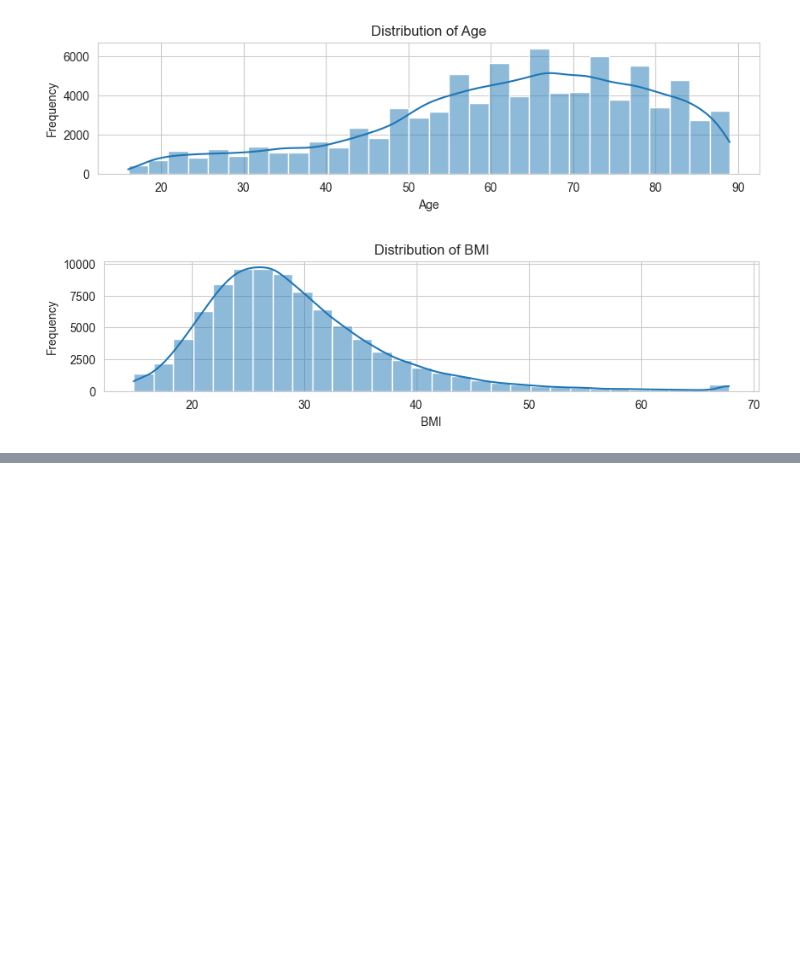
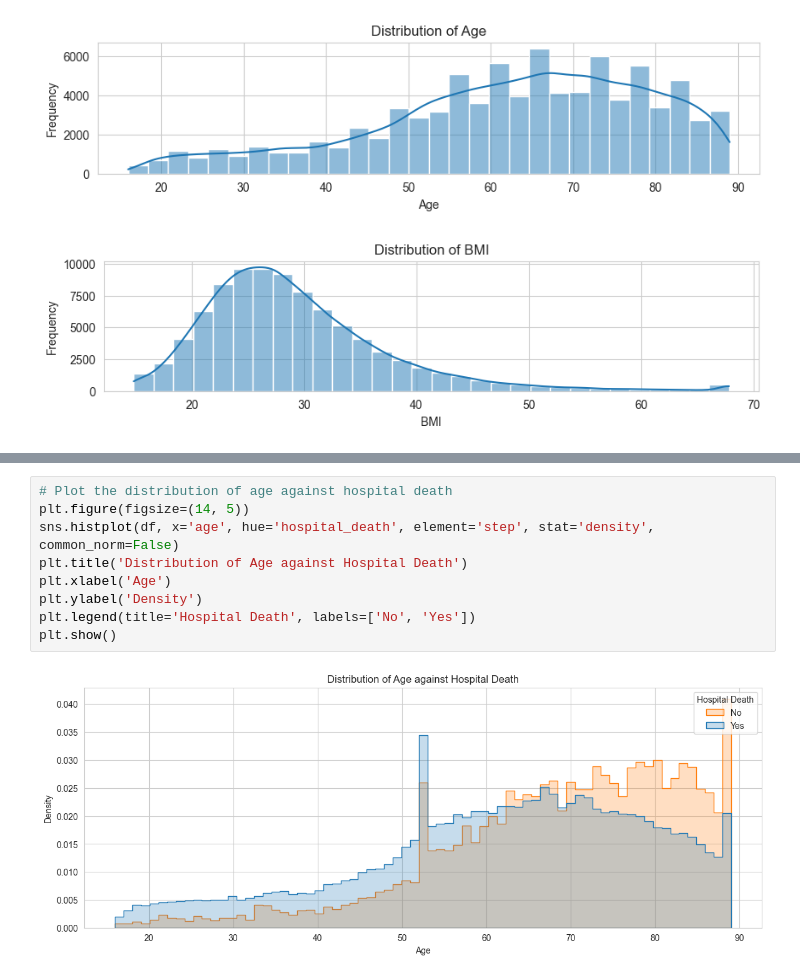
Before and after one commit to naren-garapati/Patient-Survival-Prediction, a Jupyter notebook: patient_survival_prediction.ipynb, the cells around one changed output, grey strips where cells are left out. Saved outputs shown, nothing was run; the diff lists cells and outputs as text; blank space fills up the shorter version.

```diff
--- a/patient_survival_prediction.ipynb
+++ b/patient_survival_prediction.ipynb
@@ -268,0 +300,11 @@ plt.show()
+# %%
+# Plot the distribution of age against hospital death
+plt.figure(figsize=(14, 5))
+sns.histplot(df, x='age', hue='hospital_death', element='step', stat='density', common_norm=False)
+plt.title('Distribution of Age against Hospital Death')
+plt.xlabel('Age')
+plt.ylabel('Density')
+plt.legend(title='Hospital Death', labels=['No', 'Yes'])
+plt.show()
+# %% [output]
+[figure, added]
```
Also changed, not shown: parts of 8 cells of this notebook.
